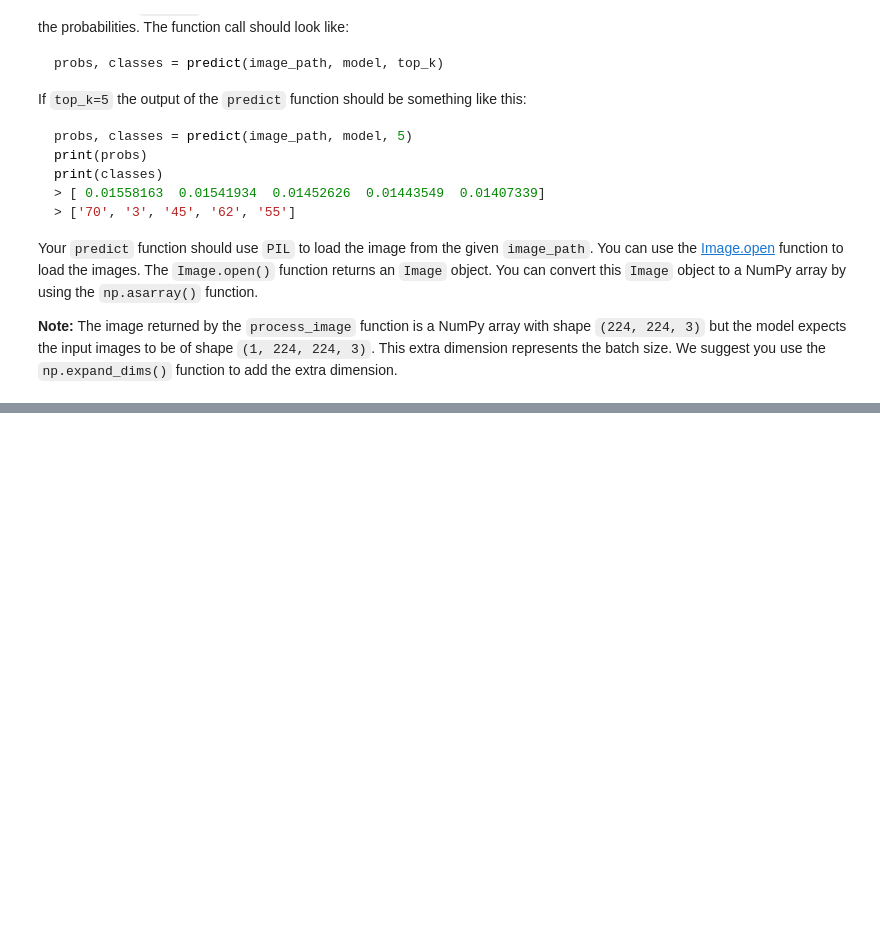
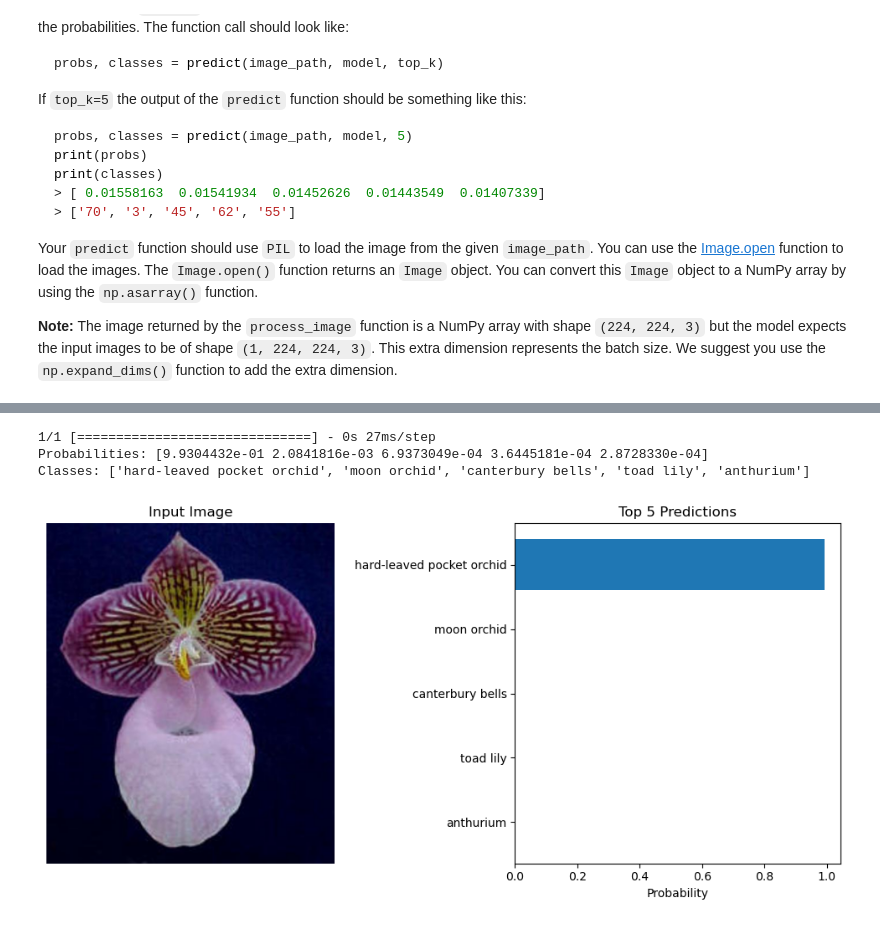
Before and after one commit to Machariajane/intro-to-ml-tensorflow, a Jupyter notebook: projects/p2_image_classifier/Project_Image_Classifier_Project.ipynb, the cells around one changed output, grey strips where cells are left out. Drawn from its saved outputs; the diff is of its cells as text; code cells hidden in the pictures; blank space fills up the shorter version.

```diff
--- a/projects/p2_image_classifier/Project_Image_Classifier_Project.ipynb
+++ b/projects/p2_image_classifier/Project_Image_Classifier_Project.ipynb
@@ -218,3 +292,5 @@ Now that your network is trained, save the model so you can load it later for ma
 Load the Keras model you saved above.
 # %%
 # TODO: Load the Keras model
+
+model = tf.keras.models.load_model('trained_model.h5', custom_objects={'KerasLayer': hub.KerasLayer})
@@ -255,3 +338,16 @@ Finally, convert your image back to a NumPy array using the `.numpy()` method.
+# %%
+# TODO: Create the process_image function
+
+def process_image(image):
+    # Convert the image to a TensorFlow tensor
+    image = tf.convert_to_tensor(image, dtype=tf.float32)
+    # Resize the image to (224, 224)
+    image = tf.image.resize(image, [224, 224])
+    # Normalize the pixel values to be in the range [0, 1]
+    image = image / 255.0
+    # Convert the image back to a NumPy array
+    image = image.numpy()
+    return image
 # %% [markdown]
 To check your `process_image` function we have provided 4 images in the `./test_images/` folder:
 
@@ -305,0 +400,4 @@ Your `predict` function should use `PIL` to load the image from the given `image
+# %%
+# Load class names from the JSON file
+with open('label_map.json', 'r') as f:
+    class_names = json.load(f)
@@ -322,0 +446,41 @@ You can convert from the class integer labels to actual flower names using `clas
+# %%
+# TODO: Plot the input image along with the top 5 classes
+def plot_predictions(image_path, probs, classes):
+    im = Image.open(image_path)
+    image = np.asarray(im)
+
+    fig, (ax1, ax2) = plt.subplots(figsize=(10, 5), ncols=2)
+
+    # Plot the input image
+    ax1.imshow(image)
+    ax1.axis('off')
+    ax1.set_title('Input Image')
+
+    # Plot the probabilities as a bar graph
+    y_pos = np.arange(len(classes))
+    ax2.barh(y_pos, probs, align='center')
+    ax2.set_yticks(y_pos)
+    ax2.set_yticklabels(classes)
+    ax2.invert_yaxis()  # Invert y axis to have the highest probability at the top
+    ax2.set_xlabel('Probability')
+    ax2.set_title('Top 5 Predictions')
+
+    plt.tight_layout()
+    plt.show()
+
+
+
+# Assuming the model is already loaded
+image_path = './test_images/hard-leaved_pocket_orchid.jpg'
+probs, classes = predict(image_path, model, top_k=5)
+
+print("Probabilities:", probs)
+print("Classes:", classes)
+
+# Plot the results
+plot_predictions(image_path, probs, classes)
+# %% [output]
+1/1 [==============================] - 0s 27ms/step
+Probabilities: [9.9304432e-01 2.0841816e-03 6.9373049e-04 3.6445181e-04 2.8728330e-04]
+Classes: ['hard-leaved pocket orchid', 'moon orchid', 'canterbury bells', 'toad lily', 'anthurium']
+[figure, added]
```
Also changed, not shown: parts of 27 cells of this notebook, 2 other files.
